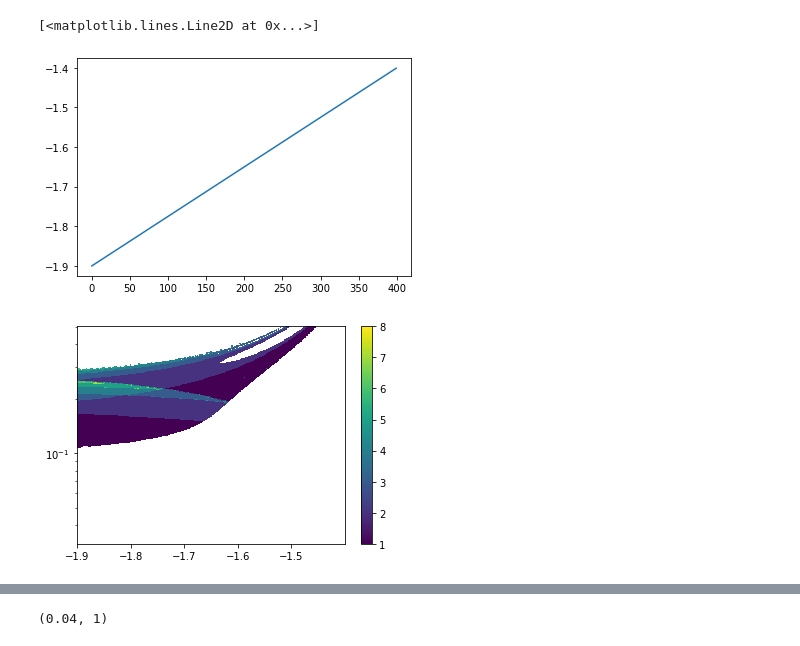
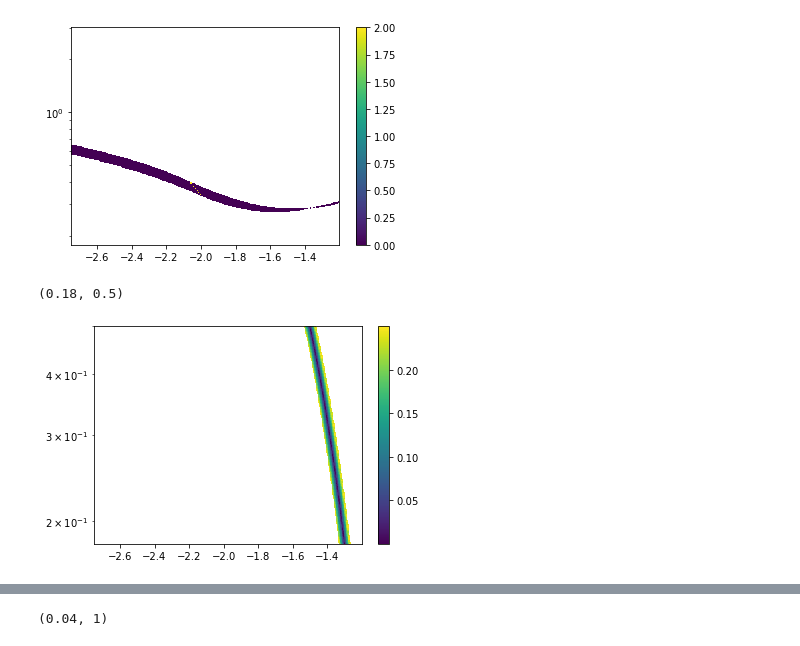
Before and after one commit to hdrake/sarah, a Jupyter notebook: notebooks/3d_regime_diagram-Copy1.ipynb, the cells around one changed output, grey strips where cells are left out. Cells and saved outputs as stored; diff of their text form; code cells hidden in the pictures.

```diff
--- a/notebooks/3d_regime_diagram-Copy1.ipynb
+++ b/notebooks/3d_regime_diagram-Copy1.ipynb
@@ -72,11 +59,14 @@ plt.plot(ds['γ'])
-# %%
-plt.plot(ds['α'])
-# %% [output]
-[<matplotlib.lines.Line2D at 0x...>]
-[figure, removed]
 # %%
-plt.pcolor(ds['α'], ds['β'], ds["mode"].where(c.astype(np.float64)==1).values[:, :, 300])
+plt.pcolor(ds['α'], ds['β'], np.transpose(ds["mode"].where(c.astype(np.float64)==1).values[:, :, -300]))
 plt.colorbar()
 plt.yscale("log")
 # %% [output]
-[figure, old version]
+[figure, new version]
+# %%
+plt.pcolor(ds['α'], ds['β'], ds["match"].where(c.astype(np.float64)==1).values[:, :, 300])
+plt.colorbar()
+plt.yscale("log")
+plt.ylim(1.8e-1, 5e-1)
+# %% [output]
+(0.18, 0.5)
+[figure, added]
```
Also changed, not shown: parts of 10 cells of this notebook, 3 other files.
